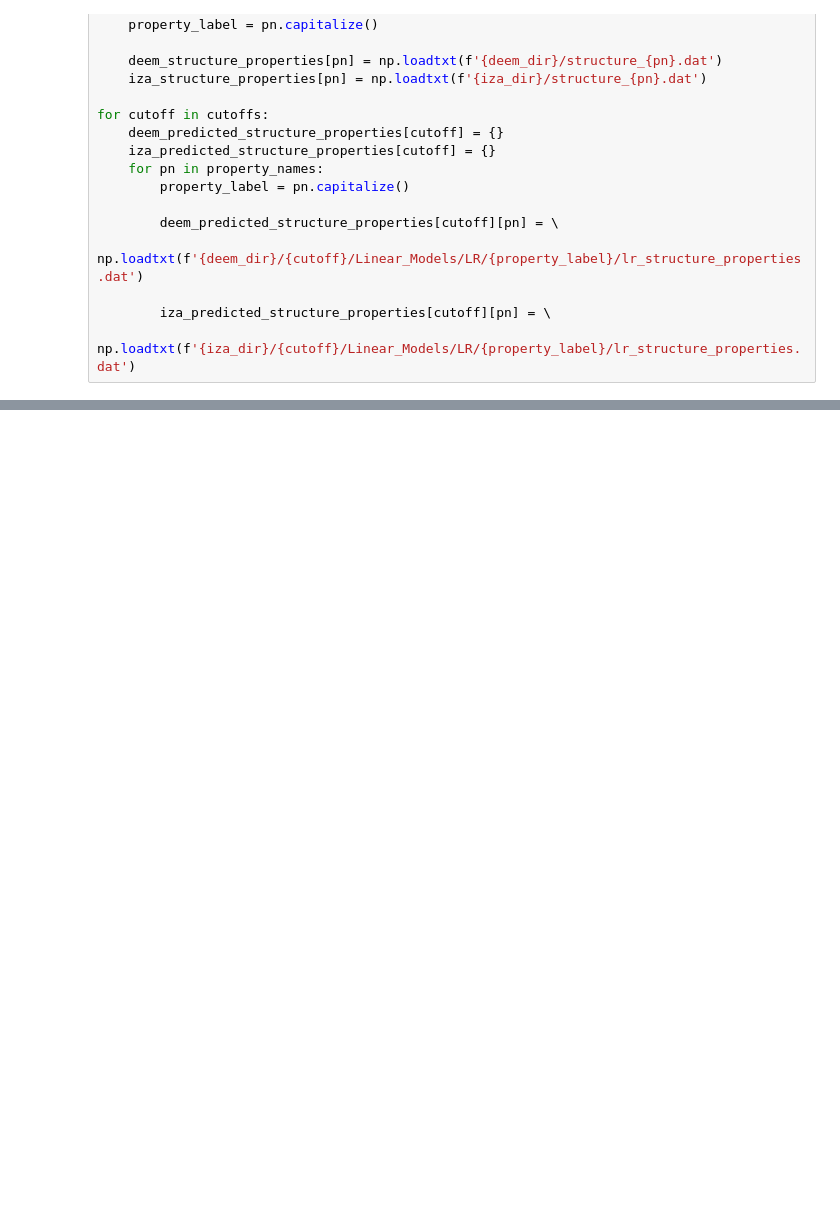
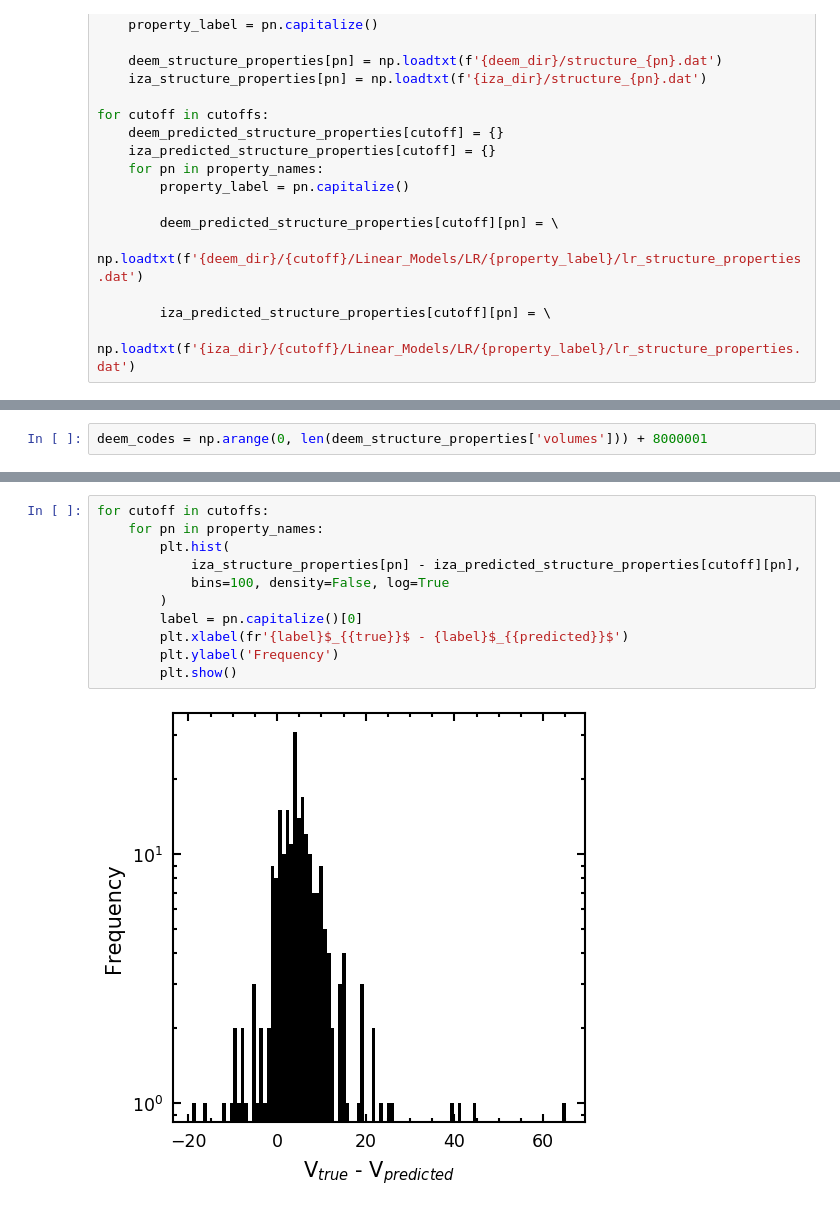
Before and after one commit to bhelfrecht/zeolites_iza-deem, a Jupyter notebook: Scripts/Analysis/regression_analysis.ipynb, the cells around one changed output, grey strips where cells are left out. Cells and saved outputs as stored; diff of their text form; blank space fills up the shorter version.

```diff
--- a/Scripts/Analysis/regression_analysis.ipynb
+++ b/Scripts/Analysis/regression_analysis.ipynb
@@ -133,0 +184,2 @@ IZA4: 4.24061441363483
+# %%
+deem_codes = np.arange(0, len(deem_structure_properties['volumes'])) + 8000001
@@ -133,0 +283,13 @@ IZA4: 4.24061441363483
+# %%
+for cutoff in cutoffs:
+    for pn in property_names:
+        plt.hist(
+            iza_structure_properties[pn] - iza_predicted_structure_properties[cutoff][pn],
+            bins=100, density=False, log=True
+        )
+        label = pn.capitalize()[0]
+        plt.xlabel(fr'{label}$_{{true}}$ - {label}$_{{predicted}}$')
+        plt.ylabel('Frequency')
+        plt.show()
+# %% [output]
+[figure, added]
```
Also changed, not shown: parts of 19 cells of this notebook.
